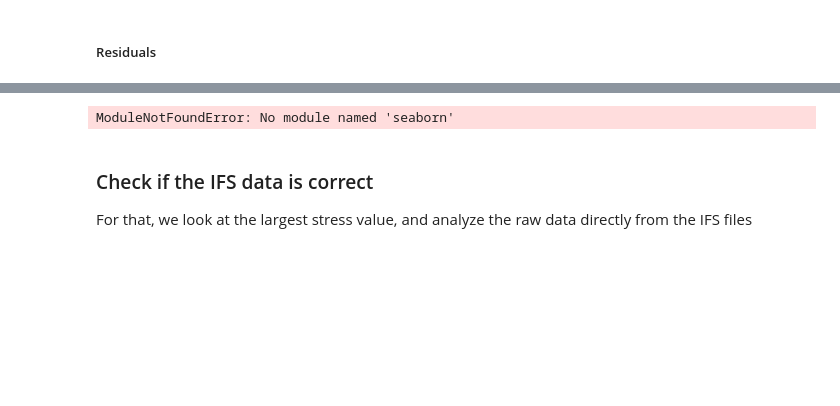
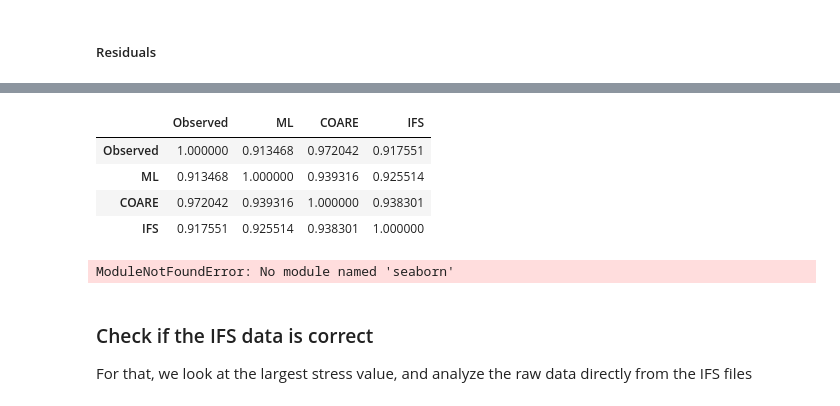
Before and after one commit to metno/machine-ocean-satdata, a Jupyter notebook: notebooks/ml/ascat_ml/whoi/ann/ifs/ml_9000_images_normalized_extended_and_mean_3x3_and_7x7_and_gradients_7x7_and_3x3_flags_vs_ifs_stress_lat_lon.ipynb, the cells around one changed output, grey strips where cells are left out. Cells and saved outputs as stored; diff of their text form; code cells hidden in the pictures; blank space fills up the shorter version.

```diff
--- a/notebooks/ml/ascat_ml/whoi/ann/ifs/ml_9000_images_normalized_extended_and_mean_3x3_and_7x7_and_gradients_7x7_and_3x3_flags_vs_ifs_stress_lat_lon.ipynb
+++ b/notebooks/ml/ascat_ml/whoi/ann/ifs/ml_9000_images_normalized_extended_and_mean_3x3_and_7x7_and_gradients_7x7_and_3x3_flags_vs_ifs_stress_lat_lon.ipynb
@@ -1218,3 +1240,11 @@ df_test
+# %%
+df_test.corr(method='spearman')
+# %% [output]
+|  | Observed | ML | COARE | IFS |
+| Observed | 1.000000 | 0.913468 | 0.972042 | 0.917551 |
+| ML | 0.913468 | 1.000000 | 0.939316 | 0.925514 |
+| COARE | 0.972042 | 0.939316 | 1.000000 | 0.938301 |
+| IFS | 0.917551 | 0.925514 | 0.938301 | 1.000000 |
 # %%
 import seaborn as sns
 # %% [output]
```
Also changed, not shown: parts of 24 cells of this notebook, 7 other files.
